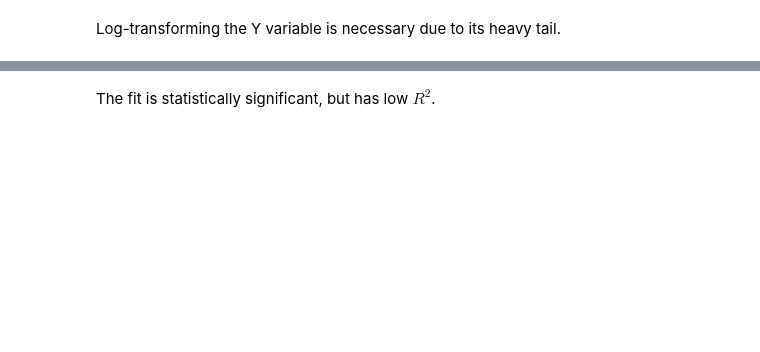
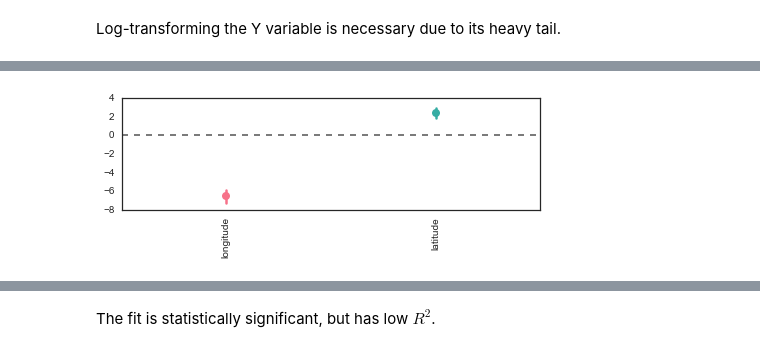
Before and after one commit to kuitang/airbnb_viz, a Jupyter notebook: FirstLook.ipynb, the cells around one changed output, grey strips where cells are left out. Saved outputs shown, nothing was run; the diff lists cells and outputs as text; code cells hidden in the pictures; blank space fills up the shorter version.

```diff
--- a/FirstLook.ipynb
+++ b/FirstLook.ipynb
@@ -222,7 +388,10 @@ loc_lm_results.summary()
 # %%
 sns.coefplot(loc_formula, moneyloc_oneday_df)
 ax = plt.gca()
 plt.setp(ax.get_xticklabels(), rotation=90)
+None
+# %% [output]
+[figure, added]
 # %%
 full_lm = sm.OLS(full_dmat_logY, full_dmat_X)
 full_lm_results = full_lm.fit()
```
Also changed, not shown: parts of 43 cells of this notebook, 1 other file.
